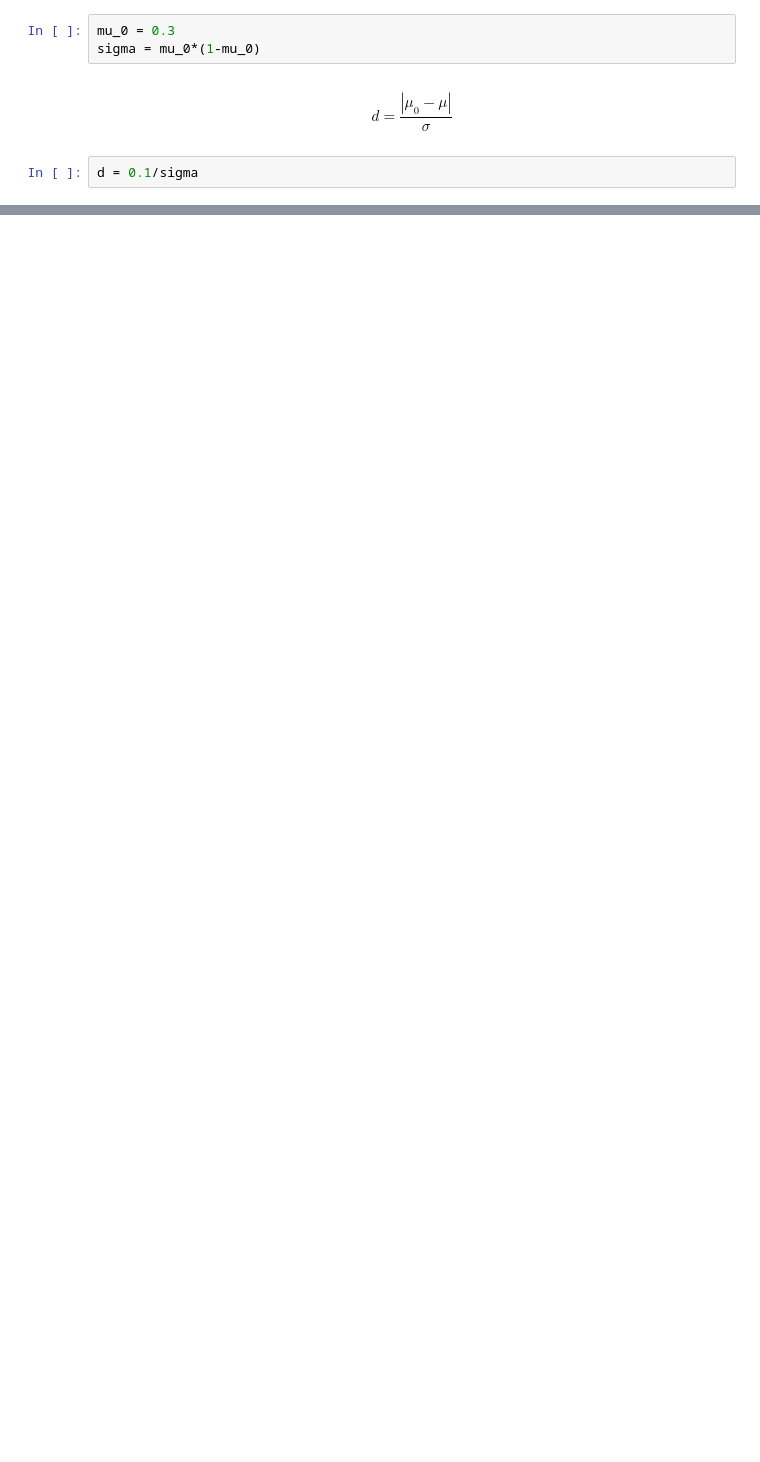
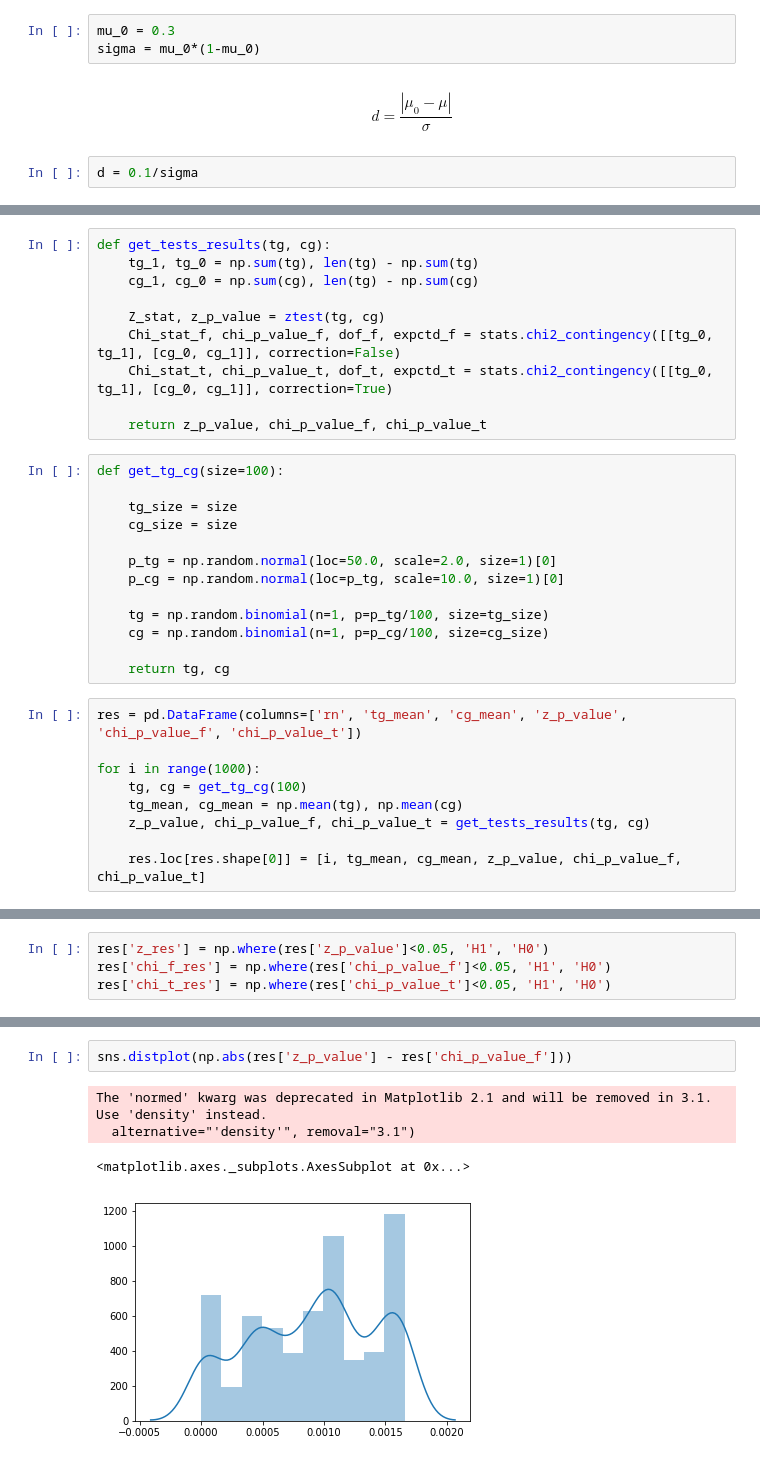
Before and after one commit to Aziko13/Statistics, a Jupyter notebook: 3. Two Groups (Categorical)/Python scripts/3. Two Groups Cat .ipynb, the cells around one changed output, grey strips where cells are left out. Cells and saved outputs as stored; diff of their text form; blank space fills up the shorter version.

```diff
--- a/3. Two Groups (Categorical)/Python scripts/3. Two Groups Cat .ipynb
+++ b/3. Two Groups (Categorical)/Python scripts/3. Two Groups Cat .ipynb
@@ -151,0 +113,32 @@ T = \frac{\mu_{tg} - \mu_{cg}}{\sqrt{\frac{s_{tg}+s_{cg}}{n}}} = \frac{(\mu_{tg}
+# %%
+def get_tests_results(tg, cg):
+    tg_1, tg_0 = np.sum(tg), len(tg) - np.sum(tg)
+    cg_1, cg_0 = np.sum(cg), len(tg) - np.sum(cg)
+
+    Z_stat, z_p_value = ztest(tg, cg)
+    Chi_stat_f, chi_p_value_f, dof_f, expctd_f = stats.chi2_contingency([[tg_0, tg_1], [cg_0, cg_1]], correction=False)
+    Chi_stat_t, chi_p_value_t, dof_t, expctd_t = stats.chi2_contingency([[tg_0, tg_1], [cg_0, cg_1]], correction=True)
+
+    return z_p_value, chi_p_value_f, chi_p_value_t
+# %%
+def get_tg_cg(size=100):
+
+    tg_size = size
+    cg_size = size
+
+    p_tg = np.random.normal(loc=50.0, scale=2.0, size=1)[0]
+    p_cg = np.random.normal(loc=p_tg, scale=10.0, size=1)[0]
+
+    tg = np.random.binomial(n=1, p=p_tg/100, size=tg_size)
+    cg = np.random.binomial(n=1, p=p_cg/100, size=cg_size)
+
+    return tg, cg
+# %%
+res = pd.DataFrame(columns=['rn', 'tg_mean', 'cg_mean', 'z_p_value', 'chi_p_value_f', 'chi_p_value_t'])
+
+for i in range(1000):
+    tg, cg = get_tg_cg(100)
+    tg_mean, cg_mean = np.mean(tg), np.mean(cg)
+    z_p_value, chi_p_value_f, chi_p_value_t = get_tests_results(tg, cg)
+
+    res.loc[res.shape[0]] = [i, tg_mean, cg_mean, z_p_value, chi_p_value_f, chi_p_value_t]
@@ -151,0 +154,4 @@ T = \frac{\mu_{tg} - \mu_{cg}}{\sqrt{\frac{s_{tg}+s_{cg}}{n}}} = \frac{(\mu_{tg}
+# %%
+res['z_res'] = np.where(res['z_p_value']<0.05, 'H1', 'H0')
+res['chi_f_res'] = np.where(res['chi_p_value_f']<0.05, 'H1', 'H0')
+res['chi_t_res'] = np.where(res['chi_p_value_t']<0.05, 'H1', 'H0')
@@ -151,0 +188,7 @@ T = \frac{\mu_{tg} - \mu_{cg}}{\sqrt{\frac{s_{tg}+s_{cg}}{n}}} = \frac{(\mu_{tg}
+# %%
+sns.distplot(np.abs(res['z_p_value'] - res['chi_p_value_f']))
+# %% [output]
+The 'normed' kwarg was deprecated in Matplotlib 2.1 and will be removed in 3.1. Use 'density' instead.
+  alternative="'density'", removal="3.1")
+<matplotlib.axes._subplots.AxesSubplot at 0x...>
+[figure, added]
```
Also changed, not shown: parts of 51 cells of this notebook.
